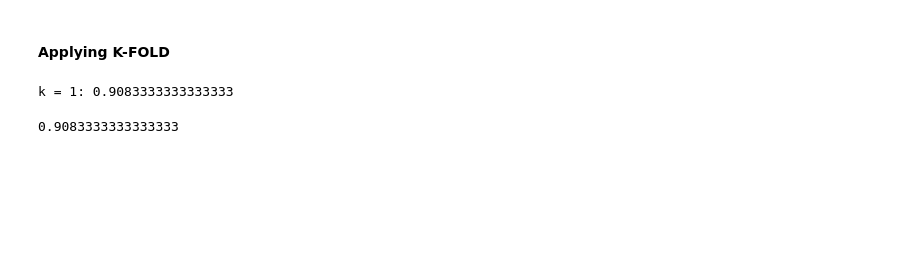
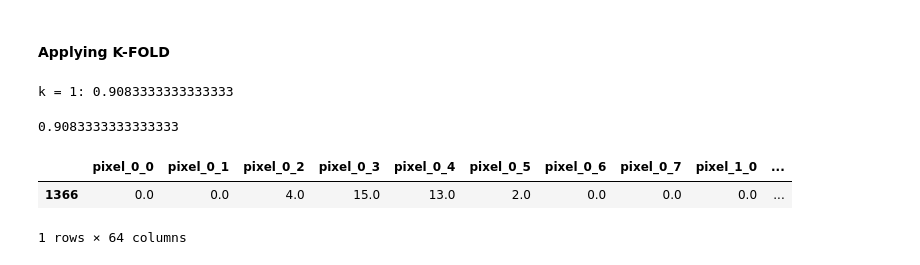
Before and after one commit to shiraztol/KNN-model-by-Ido-Shiraz, a Jupyter notebook: knn_by_shiraz_tol.ipynb, the cells around one changed output. Drawn from its saved outputs; the diff is of its cells as text; code cells hidden in the pictures; blank space fills up the shorter version.

```diff
--- a/knn_by_shiraz_tol.ipynb
+++ b/knn_by_shiraz_tol.ipynb
@@ -165,3 +166,15 @@ k_fold_cross_validation(X, y, k=5, model=knn, metric=euclidean)
 # %% [output]
 k = 1: 0.9083333333333333
 0.9083333333333333
+# %%
+data_to_check = digits_df.sample(n=1)
+data_to_check.head()
+
+answer = data_to_check.drop(['target'], axis=1)
+
+data_for_testing = data_to_check.drop(['target'], axis=1)
+data_for_testing.head()
+# %% [output]
+|  | pixel_0_0 | pixel_0_1 | pixel_0_2 | pixel_0_3 | pixel_0_4 | pixel_0_5 | pixel_0_6 | pixel_0_7 | pixel_1_0 | ... |
+| 1366 | 0.0 | 0.0 | 4.0 | 15.0 | 13.0 | 2.0 | 0.0 | 0.0 | 0.0 | ... |
+1 rows × 64 columns
```
Also changed, not shown: parts of 2 cells of this notebook.
